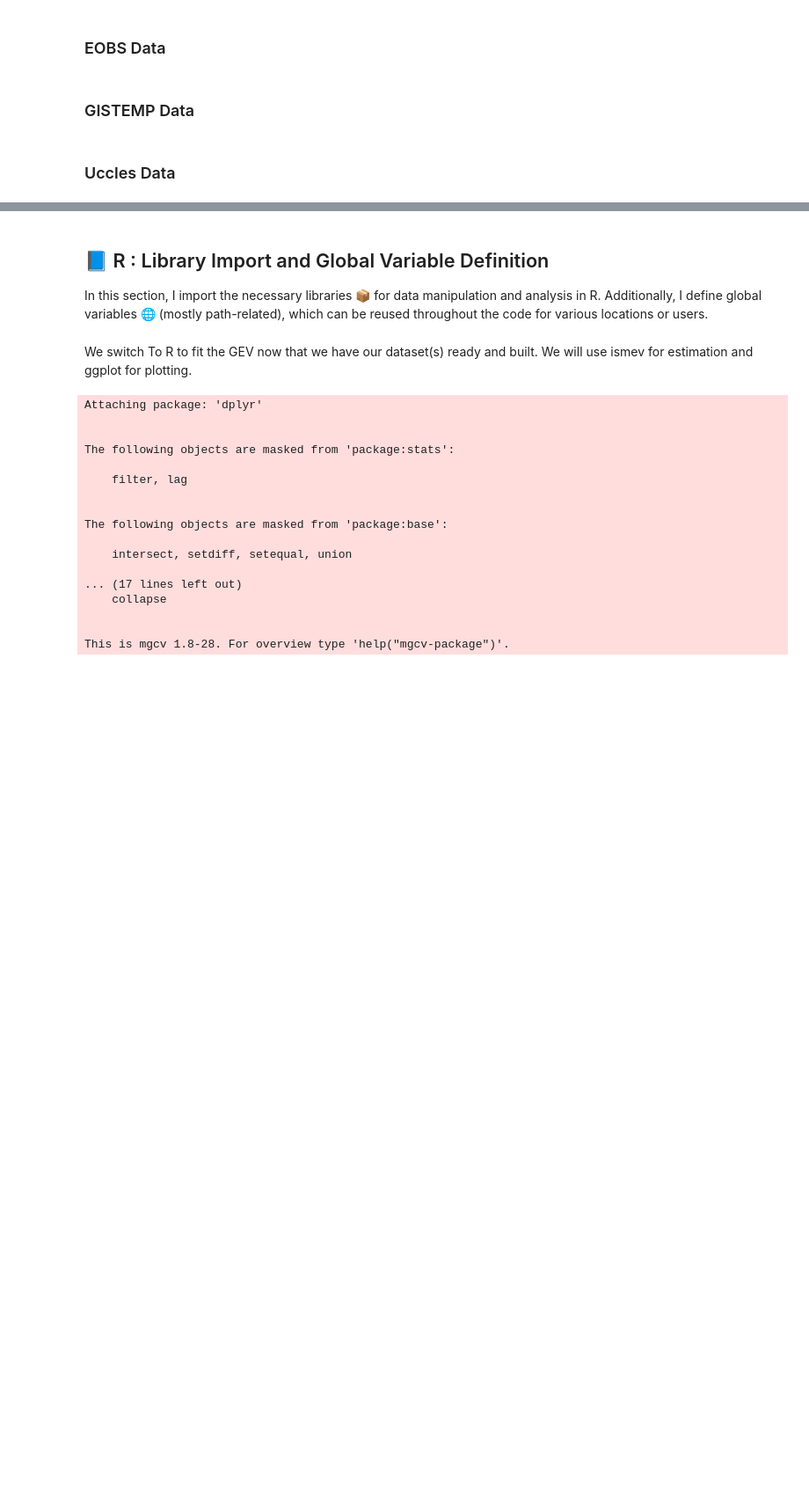
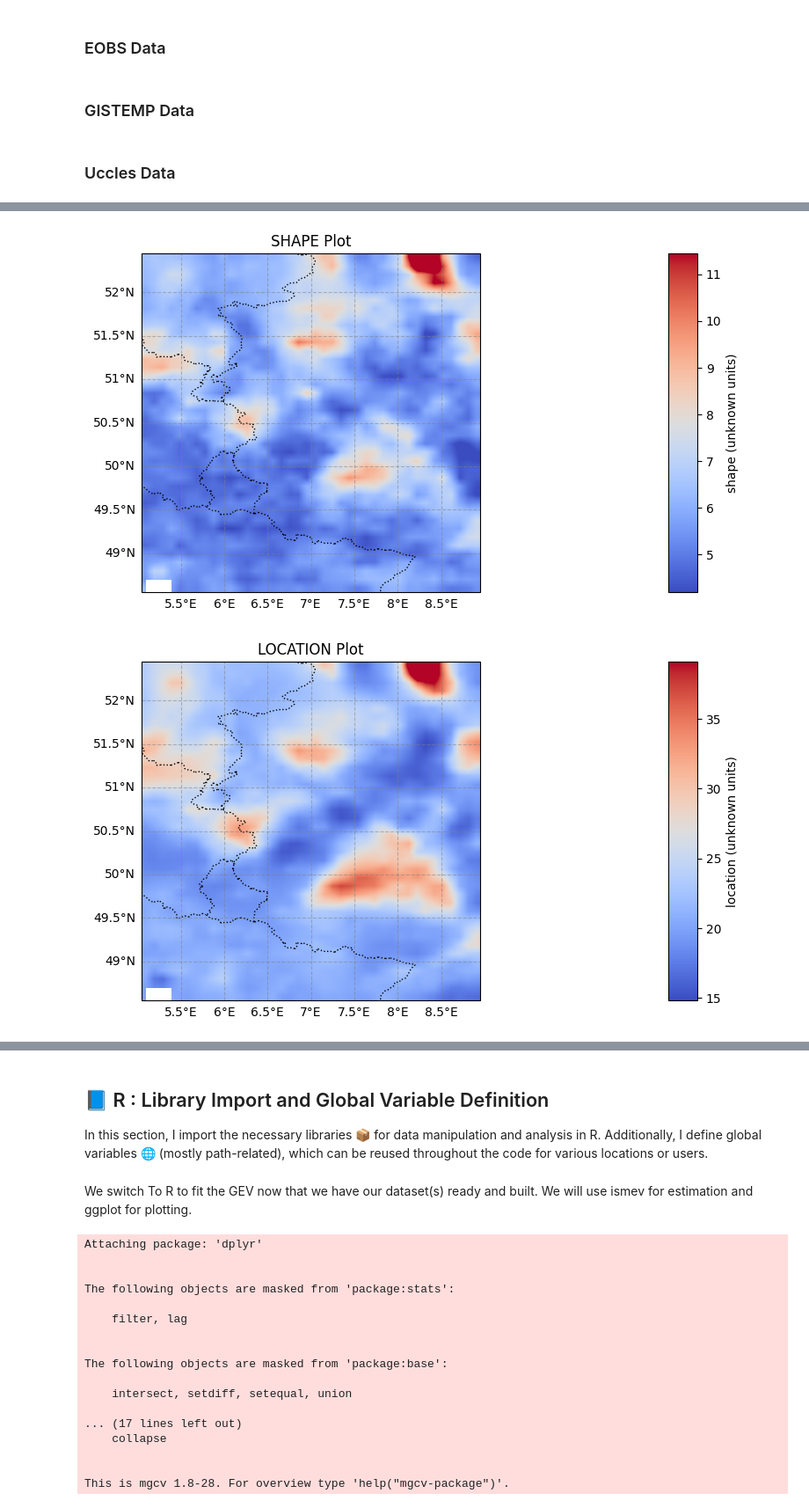
Before and after one commit to RPGSynth/EVT_Univariate, a Jupyter notebook: GEV-Exploration/main.ipynb, the cells around one changed output, grey strips where cells are left out. Shown at 88% size. Cells and saved outputs as stored; diff of their text form; code cells hidden in the pictures; blank space fills up the shorter version.

```diff
--- a/GEV-Exploration/main.ipynb
+++ b/GEV-Exploration/main.ipynb
@@ -482,0 +590,26 @@ array([2.07944154, 2.07944154, 2.07944154, 2.07944154, 2.07944154,
+# %%
+center_coordinates = (7.0, 50.5)  # Center around Ahr-Eifel basin (longitude, latitude)
+side_length = 2  # Side length of the square in degrees
+EOBS_gev_large_w = fit_gev_model(block_maximum_grid(mask_time(
+    mask_square(
+        load_netcdf(filepath=r"c:\ThesisData\E_OBS\rr_ens_mean_0.1deg_reg_v30.0e.nc", coords=('rr', 'latitude', 'longitude')),
+        center_coordinates,
+        side_length
+    ),
+    season='winter'
+)))
+global_min = EOBS_gev_large_w['shape'].quantile(0.005)
+global_max = EOBS_gev_large_w['shape'].quantile(0.995)
+norm = colors.Normalize(vmin=global_min, vmax=global_max)
+plot_datacube(EOBS_gev_large_w,variable='shape',cmap='coolwarm',norm=norm,interpolation='bilinear')
+global_min = EOBS_gev_large_w['location'].min()
+global_max = EOBS_gev_large_w['location'].quantile(0.995)
+norm = colors.Normalize(vmin=global_min, vmax=global_max)
+plot_datacube(EOBS_gev_large_w,variable='location',cmap='coolwarm',norm=norm,interpolation='bilinear')
+global_min = -0.3
+global_max = EOBS_gev_large_w['scale'].quantile(0.995)
+norm = colors.Normalize(vmin=global_min, vmax=global_max)
+plot_datacube(EOBS_gev_large_w,variable='scale',cmap='coolwarm',norm=norm,interpolation='bilinear')
+# %% [output]
+[figure, added]
+[figure, added]
```
Also changed, not shown: parts of 12 cells of this notebook, 1 other file.
